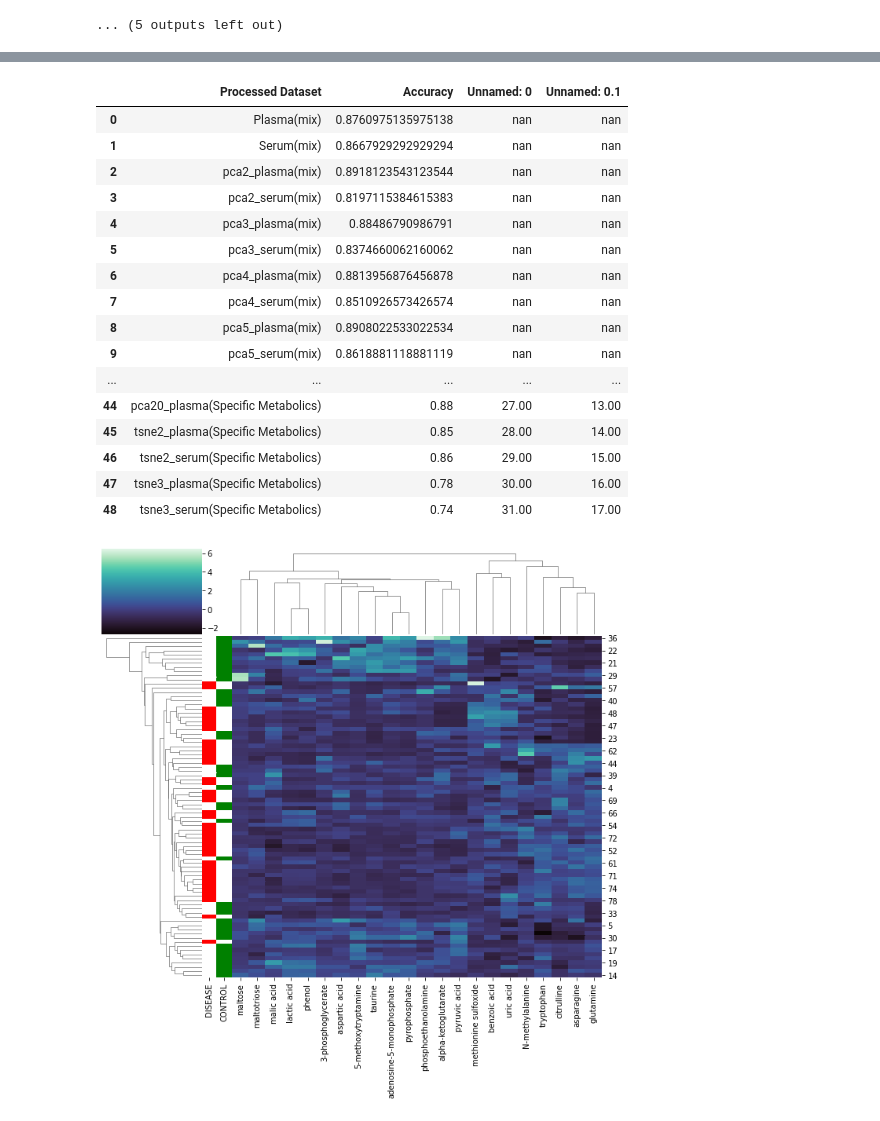
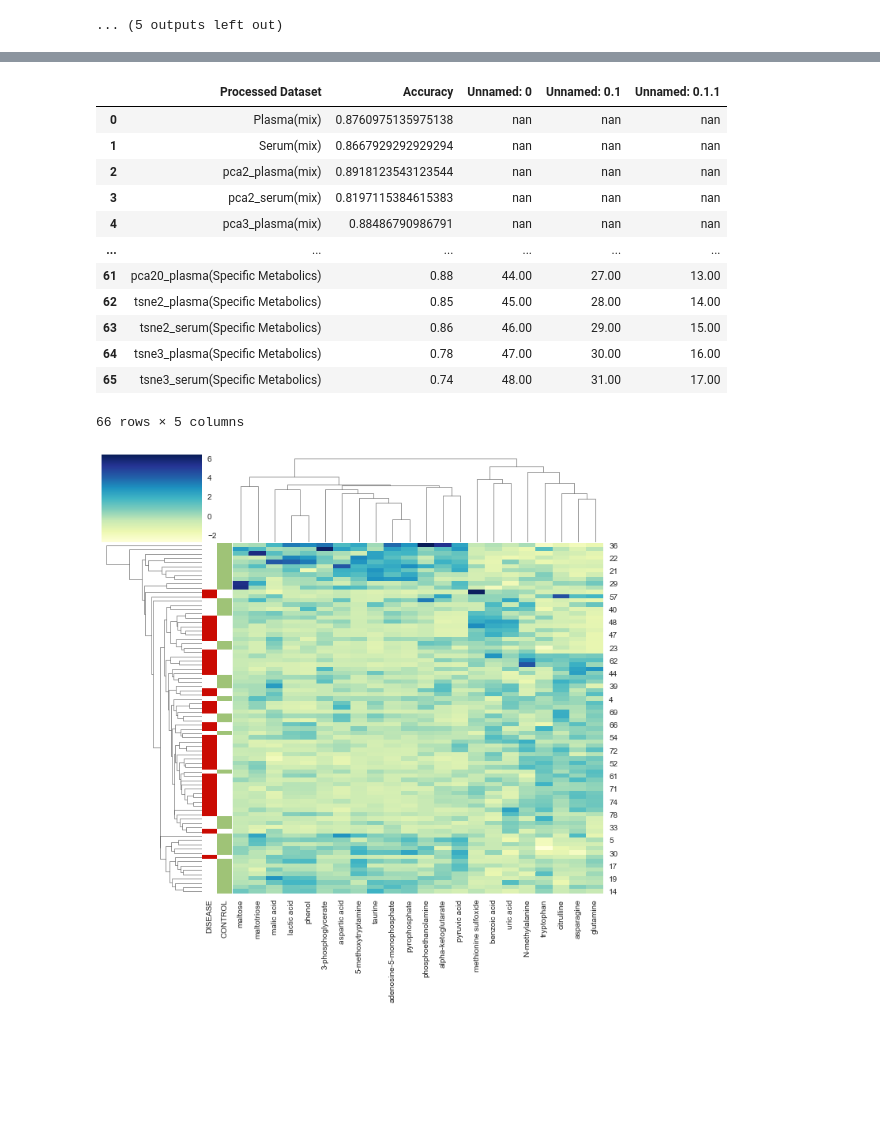
Before and after one commit to utshabkg/lung_cancer_biomarker, a Jupyter notebook: final and best approach/1+2/mixed_up.ipynb, the cells around one changed output, grey strips where cells are left out. Saved outputs shown, nothing was run; the diff lists cells and outputs as text; code cells hidden in the pictures; blank space fills up the shorter version.

```diff
--- a/final and best approach/1+2/mixed_up.ipynb
+++ b/final and best approach/1+2/mixed_up.ipynb
@@ -284,47 +284,43 @@ accuracy_df
 | 16 | tsne3_serum(mix) | 0.8374660062160062 |
 # %%
 final_acc = pd.concat([accuracy_df, pd.read_csv('G:/Research/SM Sir/LungCancer_Biomarker/final and best approach/accuracy_final.csv')], ignore_index=True)
-final_acc.to_csv('G:/Research/SM Sir/LungCancer_Biomarker/final and best approach/accuracy_final.csv')
+# final_acc.to_csv('G:/Research/SM Sir/LungCancer_Biomarker/final and best approach/accuracy_final.csv')
 final_acc
 # %% [output]
-|  | Processed Dataset | Accuracy | Unnamed: 0 | Unnamed: 0.1 |
-| 0 | Plasma(mix) | 0.8760975135975138 | nan | nan |
-| 1 | Serum(mix) | 0.8667929292929294 | nan | nan |
-| 2 | pca2_plasma(mix) | 0.8918123543123544 | nan | nan |
-| 3 | pca2_serum(mix) | 0.8197115384615383 | nan | nan |
-| 4 | pca3_plasma(mix) | 0.88486790986791 | nan | nan |
-| 5 | pca3_serum(mix) | 0.8374660062160062 | nan | nan |
-| 6 | pca4_plasma(mix) | 0.8813956876456878 | nan | nan |
-| 7 | pca4_serum(mix) | 0.8510926573426574 | nan | nan |
-| 8 | pca5_plasma(mix) | 0.8908022533022534 | nan | nan |
-| 9 | pca5_serum(mix) | 0.8618881118881119 | nan | nan |
-| ... | ... | ... | ... | ... |
-| 44 | pca20_plasma(Specific Metabolics) | 0.88 | 27.00 | 13.00 |
-| 45 | tsne2_plasma(Specific Metabolics) | 0.85 | 28.00 | 14.00 |
-| 46 | tsne2_serum(Specific Metabolics) | 0.86 | 29.00 | 15.00 |
-| 47 | tsne3_plasma(Specific Metabolics) | 0.78 | 30.00 | 16.00 |
-| 48 | tsne3_serum(Specific Metabolics) | 0.74 | 31.00 | 17.00 |
+|  | Processed Dataset | Accuracy | Unnamed: 0 | Unnamed: 0.1 | Unnamed: 0.1.1 |
+| 0 | Plasma(mix) | 0.8760975135975138 | nan | nan | nan |
+| 1 | Serum(mix) | 0.8667929292929294 | nan | nan | nan |
+| 2 | pca2_plasma(mix) | 0.8918123543123544 | nan | nan | nan |
+| 3 | pca2_serum(mix) | 0.8197115384615383 | nan | nan | nan |
+| 4 | pca3_plasma(mix) | 0.88486790986791 | nan | nan | nan |
+| ... | ... | ... | ... | ... | ... |
+| 61 | pca20_plasma(Specific Metabolics) | 0.88 | 44.00 | 27.00 | 13.00 |
+| 62 | tsne2_plasma(Specific Metabolics) | 0.85 | 45.00 | 28.00 | 14.00 |
+| 63 | tsne2_serum(Specific Metabolics) | 0.86 | 46.00 | 29.00 | 15.00 |
+| 64 | tsne3_plasma(Specific Metabolics) | 0.78 | 47.00 | 30.00 | 16.00 |
+| 65 | tsne3_serum(Specific Metabolics) | 0.74 | 48.00 | 31.00 | 17.00 |
+66 rows × 5 columns
 # %%
 # Data set
 import seaborn as sns
 final_df1 = plasma.copy()
 Class = plasma["Class"].copy()
 # final_df = final_df.set_index('Metabolics')
 
 lut = dict(zip(Class.unique(), "grb"))
 row_colors = Class.map(lut)
 df_colors = pd.DataFrame(data={'DISEASE': row_colors[row_colors == 'r'], 'CONTROL': row_colors[row_colors == 'g']})
 # Default plot
-g = sns.clustermap(plasma[imp0], cmap='mako', row_colors=df_colors, z_score=1)      #z_score->standardize; standard_cale->normalize
+g = sns.clustermap(plasma[imp0], cmap='YlGnBu', row_colors=df_colors, z_score=1)      #z_score->standardize; standard_cale->normalize
 g.fig.subplots_adjust(right=0.9)
 g.ax_cbar.set_position((0.7, .2, .03, .4), 'horizontal')
 plt.setp(g.ax_heatmap.get_yticklabels(), rotation=0)
 # Show the graph
 # Show the graph
 plt.savefig('plotting/clustermap_exploratory_plasma_mix.JPG')
 plt.show()
 # %% [output]
-[figure, old version]
+[figure, new version]
 # %%
 from sklearn.ensemble import RandomForestClassifier
 from yellowbrick.model_selection import FeatureImportances
```
Also changed, not shown: parts of 6 cells of this notebook, 2 other files.
